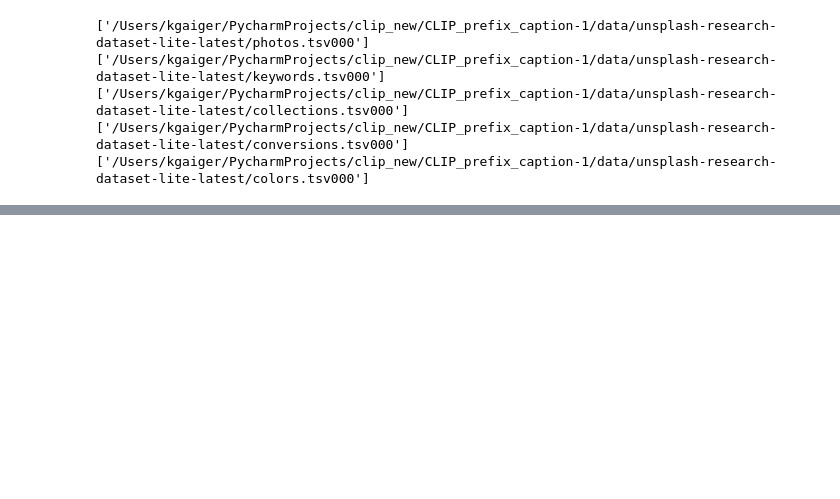
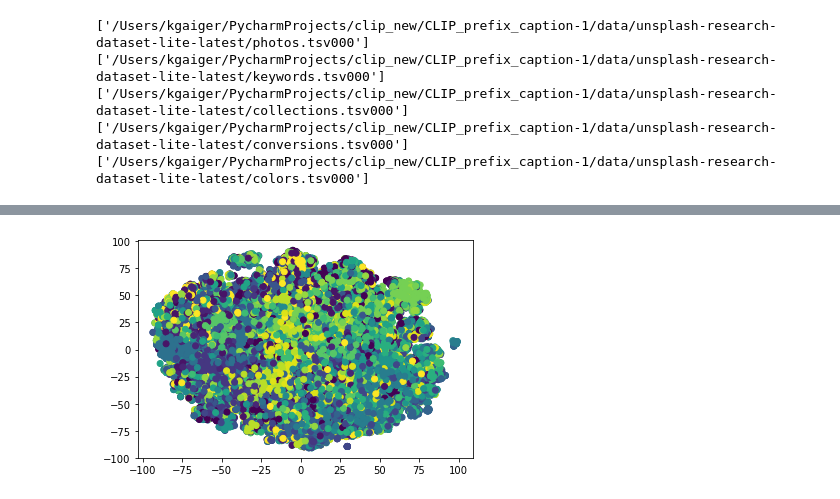
Before and after one commit to kerengaiger/CLIP_prefix_caption-1, a Jupyter notebook: notebooks/clip_style_detection.ipynb, the cells around one changed output, grey strips where cells are left out. Saved outputs shown, nothing was run; the diff lists cells and outputs as text; code cells hidden in the pictures; blank space fills up the shorter version.

```diff
--- a/notebooks/clip_style_detection.ipynb
+++ b/notebooks/clip_style_detection.ipynb
@@ -204,0 +294,5 @@ plt.show()
+# %%
+plt.scatter(clip_embedded[:, 0], clip_embedded[:, 1], c = sample_flickr.label.tolist())
+plt.show()
+# %% [output]
+[figure, added]
```
Also changed, not shown: parts of 57 cells of this notebook, 1 other file.
